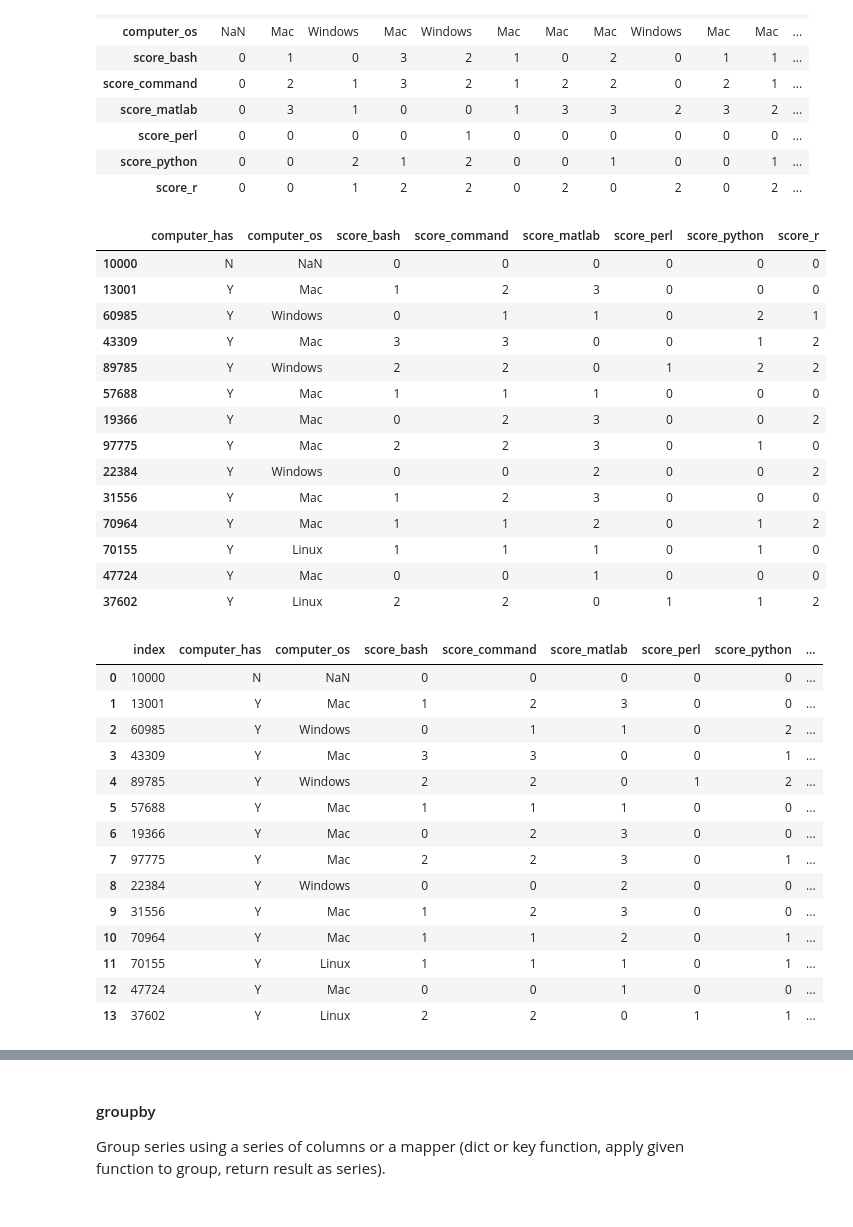
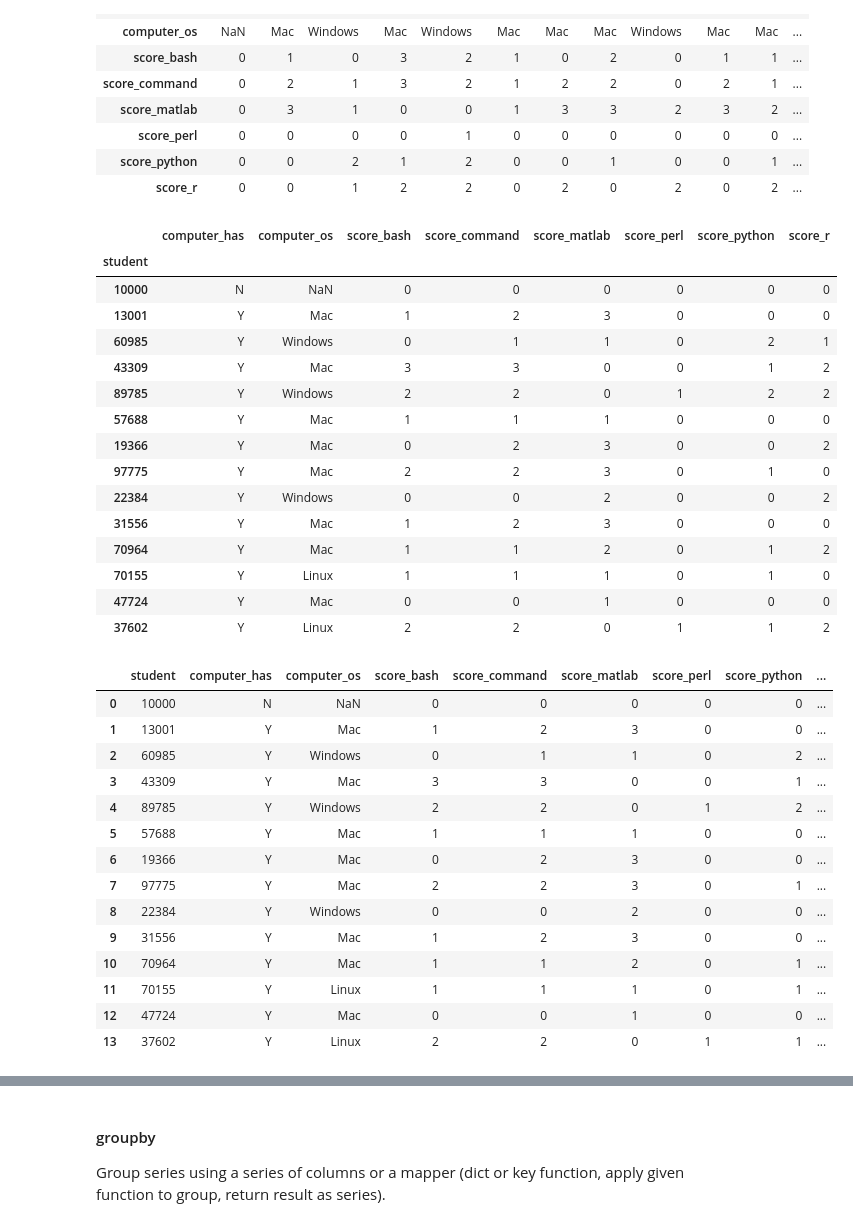
Before and after one commit to cuttlefishh/python-for-data-analysis, a Jupyter notebook: lessons/lesson16.ipynb, the cells around one changed output, grey strips where cells are left out. Drawn from its saved outputs; the diff is of its cells as text; code cells hidden in the pictures.

```diff
--- a/lessons/lesson16.ipynb
+++ b/lessons/lesson16.ipynb
@@ -45,9 +45,11 @@ df
 # %%
 # transpose
 df = df.transpose()
+df.index.name = 'student'
 df
 # %% [output]
 |  | computer_has | computer_os | score_bash | score_command | score_matlab | score_perl | score_python | score_r |
+| student |  |  |  |  |  |  |  |  |
 | 10000 | N | NaN | 0 | 0 | 0 | 0 | 0 | 0 |
 | 13001 | Y | Mac | 1 | 2 | 3 | 0 | 0 | 0 |
 | 60985 | Y | Windows | 0 | 1 | 1 | 0 | 2 | 1 |
@@ -67,7 +69,7 @@ df
 df.reset_index(inplace=True)
 df
 # %% [output]
-|  | index | computer_has | computer_os | score_bash | score_command | score_matlab | score_perl | score_python | ... |
+|  | student | computer_has | computer_os | score_bash | score_command | score_matlab | score_perl | score_python | ... |
 | 0 | 10000 | N | NaN | 0 | 0 | 0 | 0 | 0 | ... |
 | 1 | 13001 | Y | Mac | 1 | 2 | 3 | 0 | 0 | ... |
 | 2 | 60985 | Y | Windows | 0 | 1 | 1 | 0 | 2 | ... |
```
Also changed, not shown: parts of 25 cells of this notebook.
